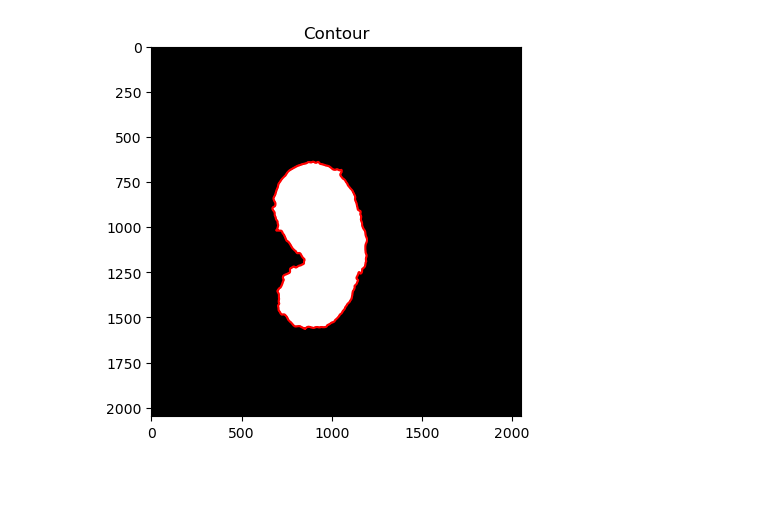
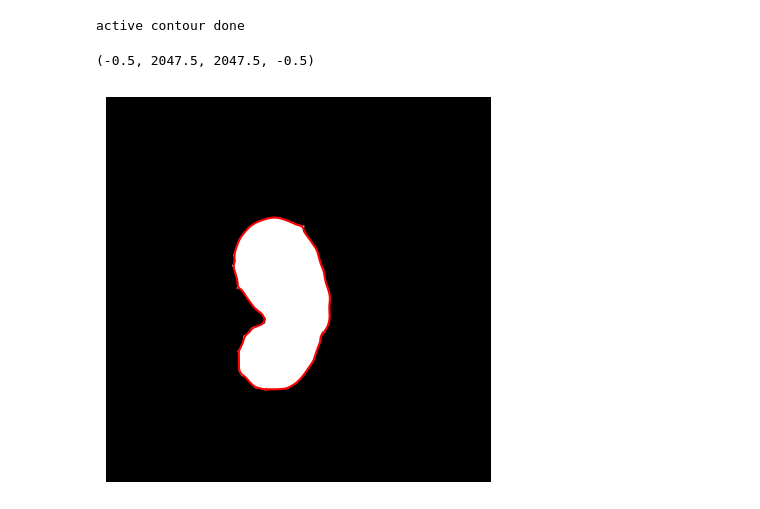
Before and after one commit to ericay6/gastruloid_img_analysis, a Jupyter notebook: contour_midline.ipynb, the cells around one changed output. Drawn from its saved outputs; the diff is of its cells as text; code cells hidden in the pictures; blank space fills up the shorter version.

```diff
--- a/contour_midline.ipynb
+++ b/contour_midline.ipynb
@@ -29,11 +0,0 @@ def get_contour_from_mask(mask, padding=100, smooth=False, smooth_sigma=5):
-# %%
-# binary = your 2D mask (e.g., from imu.clean_binarized)
-contour, BBOX = get_contour_from_mask(binary, padding=100)
-
-# Plot
-plt.imshow(binary, cmap='gray')
-plt.plot(contour[:, 1], contour[:, 0], color='red')
-plt.title("Contour")
-plt.show()
-# %% [output]
-[figure, removed]
@@ -102 +493,45 @@ cnt = np.asarray(cnt)
+# %%
+import matplotlib.pyplot as plt
+from skimage import io, morphology
+
+from src.analysis import medialaxis
+
+# Load your image
+image = io.imread("/Users/ericayliu/Bowling Lab/250428_gastruloids_mCherry_puro_250507_120h_004_ch00.tiff")
+# image = io.imread("/Users/ericayliu/Bowling Lab/250428_gastruloids_mCherry_puro_250507_120h_021_ch00.tiff")
+# image = io.imread("/Users/ericayliu/Bowling Lab/250428_gastruloids_mCherry_puro_250507_120h_006_ch00.tiff")
+# image = io.imread("/Users/ericayliu/Bowling Lab/091624_gastruloids_092524_120h_hm_a005_ch00 (2).tif")
+
+# Create a binary mask
+mask = image > 100  # thresholding example
+# mask = io.imread("/Users/ericayliu/Bowling Lab/091624_gastruloids_092524_120h_HM_A005_ch00.tif") > 0
+
+mask_arg = np.argwhere(mask).T
+mask_cnt = imuj.bw_to_snake(mask)
+
+# From this we can also get a bounding box BBOX
+BBOX = [np.min(mask_arg[0]) - 100, np.max(mask_arg[0]) + 100, np.min(mask_arg[1]) - 100,
+        np.max(mask_arg[1]) + 100]
+
+cnt = imu.get_contour(mask, image, alpha=0.05, beta=0.5, w_line=0, w_edge=0)
+cnt = np.asarray(cnt[0])
+
+fig, axs = plt.subplots(1,1,figsize=(5,5))
+axs.imshow( image, cmap='gray')
+xC,yC = cnt.T
+axs.plot(yC, xC, c='r')
+axs.axis('off')
+
+# # Run volume extraction
+# medial_axis, length, segments, diameters, volume = medialaxis.get_volume(mask, image)
+
+# # Visualize the midline
+# plt.imshow(image, cmap='gray')
+# plt.plot(medial_axis[:,0], medial_axis[:,1], color='red')
+# plt.title(f"Length: {length:.2f}, Volume: {volume:.2f}")
+# plt.show()
+# %% [output]
+active contour done
+(-0.5, 2047.5, 2047.5, -0.5)
+[figure, added]
 # %%
```
Also changed, not shown: parts of 6 cells of this notebook.
